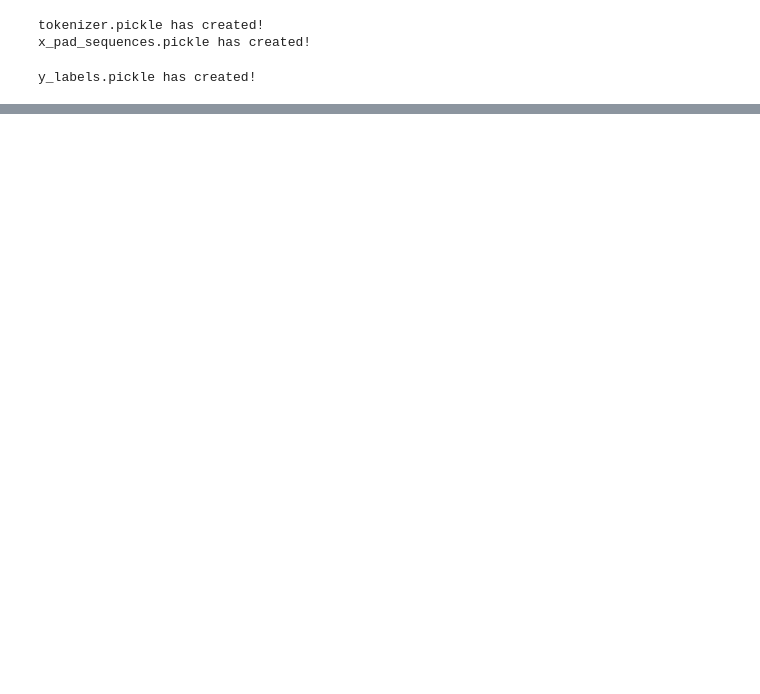
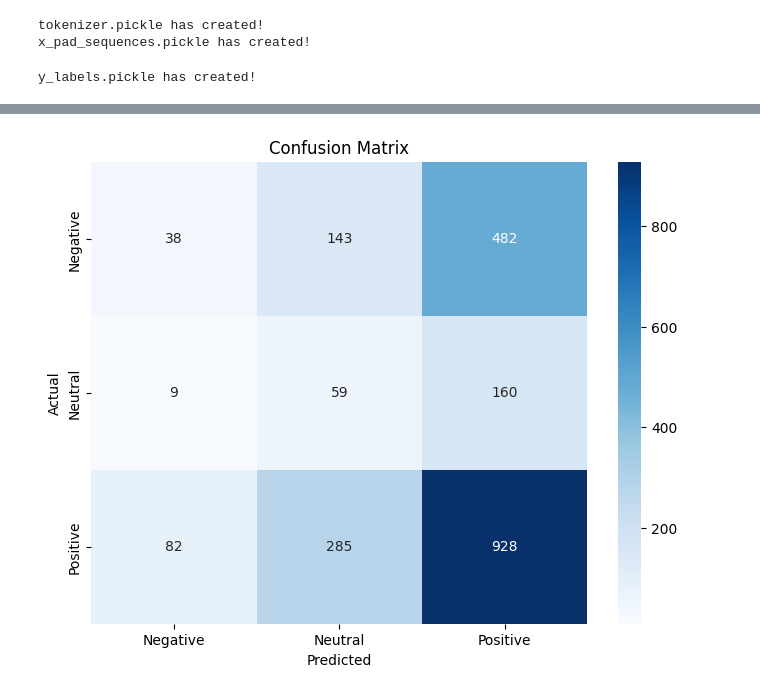
Before and after one commit to isumizumi/DSC25-PlatinumChallenge, a Jupyter notebook: data/model_of_rnn/model-rnn.ipynb, the cells around one changed output, grey strips where cells are left out. Cells and saved outputs as stored; diff of their text form; code cells hidden in the pictures; blank space fills up the shorter version.

```diff
--- a/data/model_of_rnn/model-rnn.ipynb
+++ b/data/model_of_rnn/model-rnn.ipynb
@@ -914,0 +1095,70 @@ plt.show()
+# %%
+# prompt: buat confusion matrixnya
+
+import matplotlib.pyplot as plt
+import seaborn as sns
+from sklearn.metrics import confusion_matrix
+import pickle
+import pandas as pd
+from sklearn.model_selection import train_test_split
+
+
+# Load X data
+file = open("x_pad_sequences.pickle", 'rb')
+X = pickle.load(file)
+file.close()
+
+# Load Y data
+file = open("y_labels.pickle", 'rb')
+Y = pickle.load(file)  # This line loads the Y variable
+file.close()
+
+# Ensure X and Y have the same number of samples before splitting
+min_samples = min(X.shape[0], Y.shape[0])
+X = X[:min_samples]
+Y = Y[:min_samples]
+
+
+# Before the KFold loop: Split data for final evaluation
+# This will create your y_test
+X_train_final, X_test_final, y_train_final, y_test_final = train_test_split(
+    X, Y, test_size=0.2, random_state=1  # Use the same random_state as before
+)
+
+
+# Assuming y_test and y_pred are defined from your previous code
+# y_test should contain the true labels (integers or one-hot encoded)
+# y_pred should contain the predicted labels (integers or probabilities)
+
+
+# Replace y_test with y_test_final and y_pred with your actual predictions on X_test_final
+# Example:
+from tensorflow.keras.models import load_model
+
+model = load_model('model_rnn.h5') # Assuming you saved your model as 'model_rnn.h5'
+y_pred = model.predict(X_test_final)  # Make predictions on your test data
+
+
+
+# If y_test is one-hot encoded, convert it back to class labels
+if len(y_test_final.shape) > 1 and y_test_final.shape[1] > 1:
+    y_true = y_test_final.argmax(axis=1)  # Convert one-hot to class labels
+else:
+    y_true = y_test_final #y_test is already class labels
+
+# If y_pred is probabilities, convert them to class labels
+if len(y_pred.shape) > 1 and y_pred.shape[1] > 1:
+    y_predicted = y_pred.argmax(axis=1)  # Convert probabilities to class labels
+else:
+    y_predicted = y_pred # y_pred is already class labels
+
+cm = confusion_matrix(y_true, y_predicted)
+plt.figure(figsize=(8, 6))
+sns.heatmap(cm, annot=True, fmt='d', cmap='Blues',
+            xticklabels=['Negative', 'Neutral', 'Positive'],
+            yticklabels=['Negative', 'Neutral', 'Positive'])
+plt.xlabel('Predicted')
+plt.ylabel('Actual')
+plt.title('Confusion Matrix')
+plt.show()
+# %% [output]
@@ -914,0 +1167 @@ plt.show()
+[figure, added]
```
Also changed, not shown: parts of 26 cells of this notebook, 2 other files.
